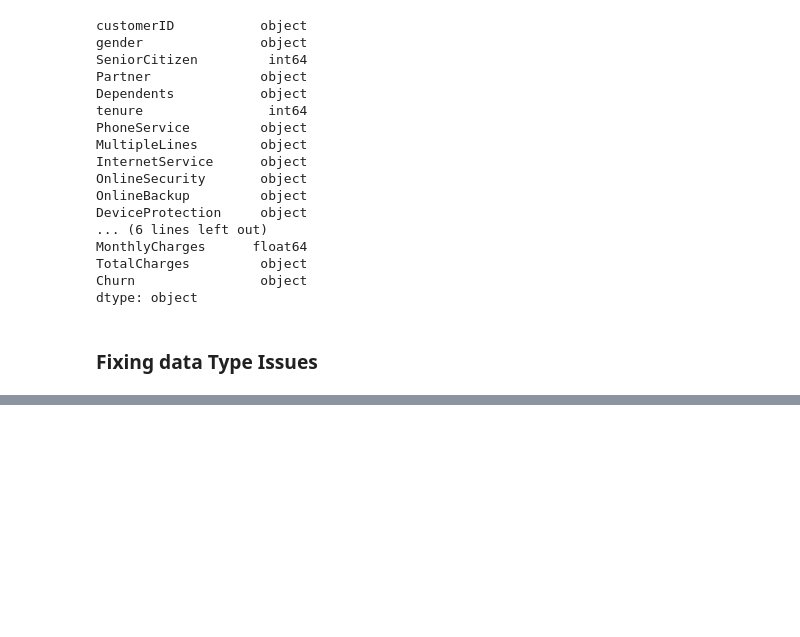
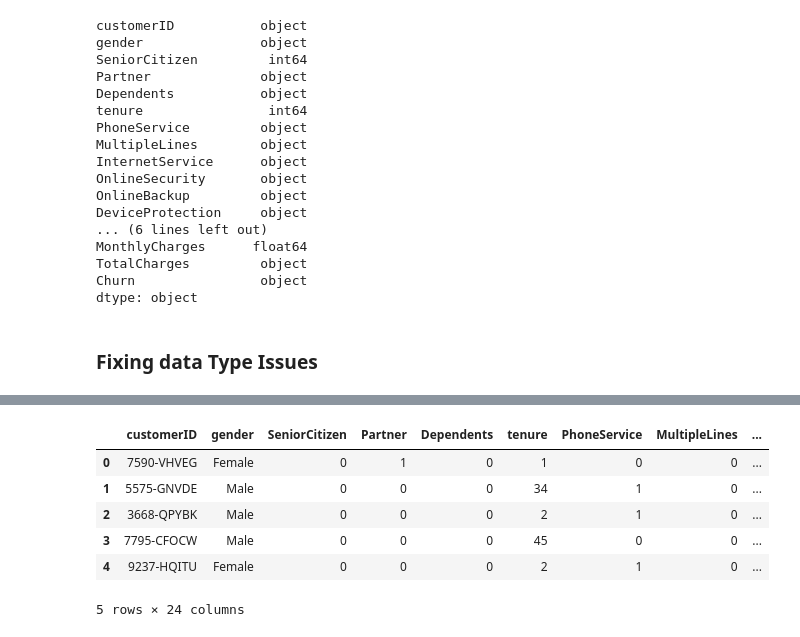
Before and after one commit to dylan123104/Telco-Customer-Churn, a Jupyter notebook: Churn.ipynb, the cells around one changed output, grey strips where cells are left out. Drawn from its saved outputs; the diff is of its cells as text; code cells hidden in the pictures; blank space fills up the shorter version.

```diff
--- a/Churn.ipynb
+++ b/Churn.ipynb
@@ -90,0 +132,27 @@ churn_df.drop(churn_df[churn_df['TotalCharges'] == 0.0].index, inplace=True)
+# %%
+#creating a copy of the churn_df for modeling purposes
+churn_model_df = churn_df.copy()
+# %%
+# Column Transformations, 1 being Yes and 0 being No
+churn_model_df['Partner'] = churn_model_df['Partner'].replace({'Yes': 1, 'No': 0})
+churn_model_df['Dependents'] = churn_model_df['Dependents'].replace({'Yes': 1, 'No': 0})
+churn_model_df['PhoneService'] = churn_model_df['PhoneService'].replace({'Yes': 1, 'No': 0})
+churn_model_df['MultipleLines'] = churn_model_df['MultipleLines'].replace({'Yes': 1, 'No': 0})
+churn_model_df['OnlineSecurity'] = churn_model_df['OnlineSecurity'].replace({'Yes': 1, 'No': 0, 'No internet service': 0})
+churn_model_df['OnlineBackup'] = churn_model_df['OnlineBackup'].replace({'Yes': 1, 'No': 0, 'No internet service': 0})
+churn_model_df['DeviceProtection'] = churn_model_df['DeviceProtection'].replace({'Yes': 1, 'No': 0, 'No internet service': 0})
+churn_model_df['TechSupport'] = churn_model_df['TechSupport'].replace({'Yes': 1, 'No': 0, 'No internet service': 0})
+churn_model_df['StreamingTV'] = churn_model_df['StreamingTV'].replace({'Yes': 1, 'No': 0, 'No internet service': 0})
+churn_model_df['StreamingMovies'] = churn_model_df['StreamingMovies'].replace({'Yes': 1, 'No': 0, 'No internet service': 0})
+churn_model_df['PaperlessBilling'] = churn_model_df['PaperlessBilling'].replace({'Yes': 1, 'No': 0})
+churn_model_df['Churn'] = churn_model_df['Churn'].replace({'Yes': 1, 'No': 0})
+# %%
+churn_model_df.head()
+# %% [output]
+|  | customerID | gender | SeniorCitizen | Partner | Dependents | tenure | PhoneService | MultipleLines | ... |
+| 0 | 7590-VHVEG | Female | 0 | 1 | 0 | 1 | 0 | 0 | ... |
+| 1 | 5575-GNVDE | Male | 0 | 0 | 0 | 34 | 1 | 0 | ... |
+| 2 | 3668-QPYBK | Male | 0 | 0 | 0 | 2 | 1 | 0 | ... |
+| 3 | 7795-CFOCW | Male | 0 | 0 | 0 | 45 | 0 | 0 | ... |
+| 4 | 9237-HQITU | Female | 0 | 0 | 0 | 2 | 1 | 0 | ... |
+5 rows × 24 columns
```
Also changed, not shown: parts of 13 cells of this notebook, 2 other files.
